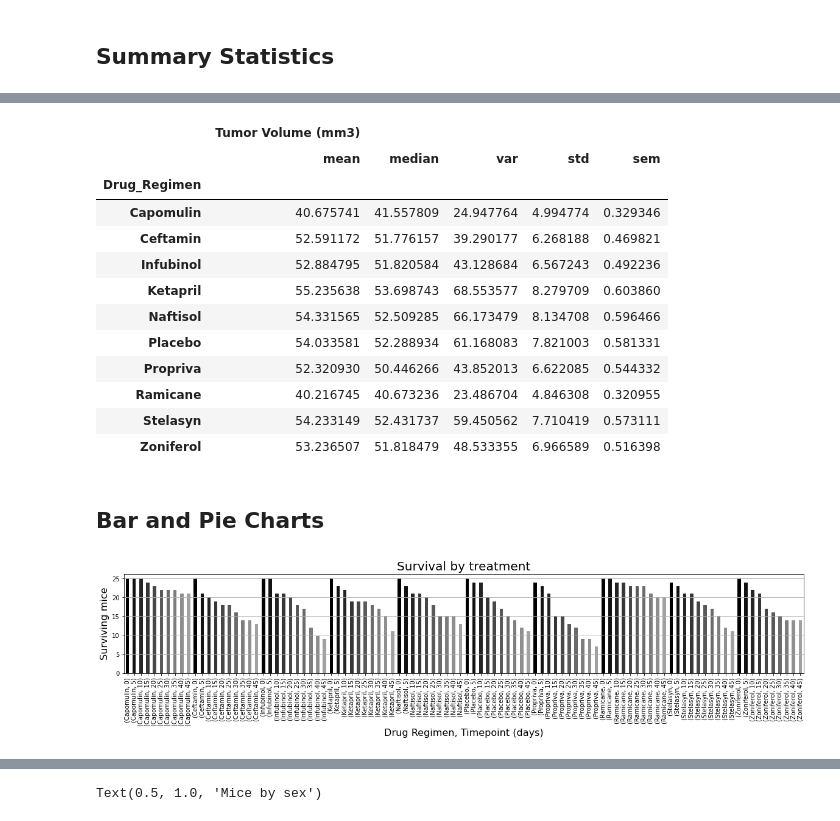
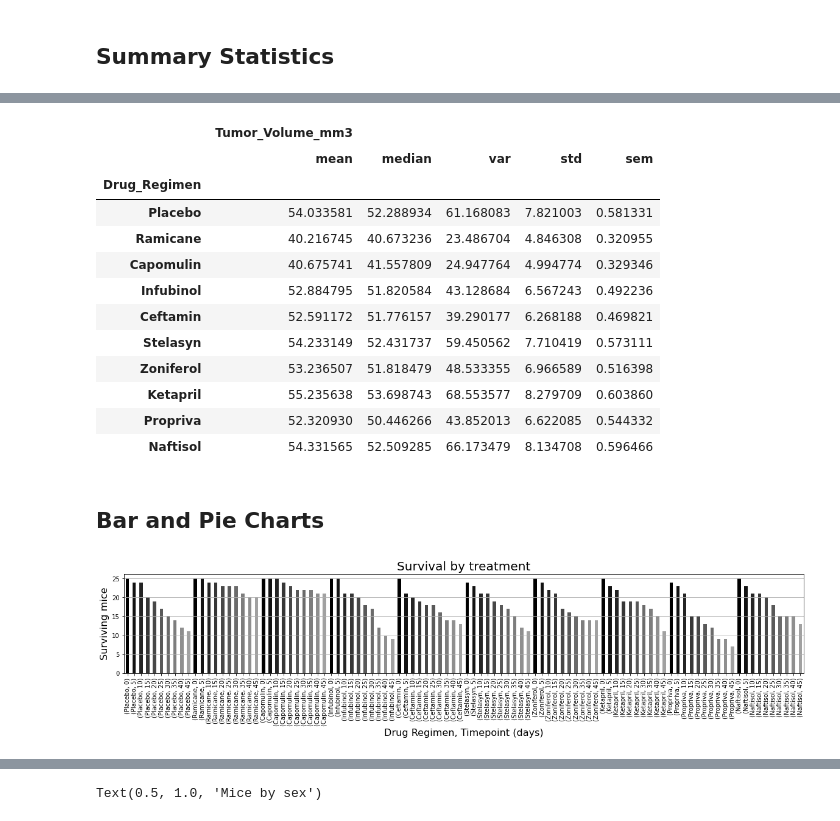
Before and after one commit to bjmacgreg/Pymaceuticals, a Jupyter notebook: pymaceuticals_starter.ipynb, the cells around one changed output, grey strips where cells are left out. Cells and saved outputs as stored; diff of their text form; code cells hidden in the pictures.

```diff
--- a/pymaceuticals_starter.ipynb
+++ b/pymaceuticals_starter.ipynb
@@ -85,7 +85,6 @@ dup
 | 920 | g989 | Propriva | Female | 21 | 26 | 35 | 62.570880 | ... |
 # %%
 # Create a clean DataFrame by dropping the duplicate mouse by its ID.
-mouse_study_clean_df = mouse_study_df[mouse_study_df["Mouse ID"] != "g989"]
-mouse_study_clean_df.rename(columns={"Drug Regimen":"Drug_Regimen"})
+mouse_study_clean_df = mouse_study_df[mouse_study_df["Mouse_ID"] != "g989"]
 mouse_study_clean_df
 # %% [output]
@@ -108,2 +107,17 @@ mouse_study_clean_df["Mouse ID"].nunique()
 # %% [output]
 248
+# %%
+#Put placebo results first
+
+#This seems harder than it should be, but none of the easier-looking suggestions I found did more than put the \
+#treatments in alphabetical order.
+#https://stackoverflow.com/questions/43266211/sort-a-dataframe-based-on-values-of-another-column-using-integer-data-type
+#https://stackoverflow.com/questions/23279238/custom-sorting-with-pandas
+
+drugs = mouse_study_clean_df.Drug_Regimen.unique()
+#drugs
+order = {'Placebo':0,'Ramicane':1, 'Capomulin':2, 'Infubinol':3,  'Ceftamin':4, 'Stelasyn':5, 'Zoniferol':6, 'Ketapril':7, 'Propriva':8, 'Naftisol':9}
+mouse_study_clean_df.loc[:,'rank'] = mouse_study_clean_df['Drug_Regimen'].map(order)
+mouse_study_clean_df = mouse_study_clean_df.iloc[mouse_study_clean_df['rank'].argsort()]
+mouse_study_clean_df = mouse_study_clean_df.drop(labels=['rank'],axis=1)
+mouse_study_clean_df
@@ -152,69 +192,54 @@ mouse_study_stats_df
 # This method produces everything in a single groupby function
 #https://stackoverflow.com/questions/55388610/how-to-calculate-aggregated-summary-statistics-in-pandas-dataframe
 
-mouse_study_clean_df.groupby(["Drug_Regimen"]).agg({"Tumor Volume (mm3)":['mean', 'median', 'var', 'std', 'sem']})
+summary_table = mouse_study_clean_df.groupby(["Drug_Regimen"]).agg({"Tumor_Volume_mm3":['mean', 'median', 'var', 'std', 'sem']})
+#Put placebo results first
+order = pd.Categorical(['Placebo','Ramicane', 'Capomulin', 'Infubinol',  'Ceftamin', 'Stelasyn', 'Zoniferol', 'Ketapril', 'Propriva', 'Naftisol'], ordered=True)
+summary_table = summary_table.reindex(order)
+summary_table
 # %% [output]
-|  | Tumor Volume (mm3) |  |  |  |  |
+|  | Tumor_Volume_mm3 |  |  |  |  |
 |  | mean | median | var | std | sem |
 | Drug_Regimen |  |  |  |  |  |
+| Placebo | 54.033581 | 52.288934 | 61.168083 | 7.821003 | 0.581331 |
+| Ramicane | 40.216745 | 40.673236 | 23.486704 | 4.846308 | 0.320955 |
 | Capomulin | 40.675741 | 41.557809 | 24.947764 | 4.994774 | 0.329346 |
+| Infubinol | 52.884795 | 51.820584 | 43.128684 | 6.567243 | 0.492236 |
 | Ceftamin | 52.591172 | 51.776157 | 39.290177 | 6.268188 | 0.469821 |
-| Infubinol | 52.884795 | 51.820584 | 43.128684 | 6.567243 | 0.492236 |
-| Ketapril | 55.235638 | 53.698743 | 68.553577 | 8.279709 | 0.603860 |
-| Naftisol | 54.331565 | 52.509285 | 66.173479 | 8.134708 | 0.596466 |
-| Placebo | 54.033581 | 52.288934 | 61.168083 | 7.821003 | 0.581331 |
-| Propriva | 52.320930 | 50.446266 | 43.852013 | 6.622085 | 0.544332 |
-| Ramicane | 40.216745 | 40.673236 | 23.486704 | 4.846308 | 0.320955 |
 | Stelasyn | 54.233149 | 52.431737 | 59.450562 | 7.710419 | 0.573111 |
 | Zoniferol | 53.236507 | 51.818479 | 48.533355 | 6.966589 | 0.516398 |
+| Ketapril | 55.235638 | 53.698743 | 68.553577 | 8.279709 | 0.603860 |
+| Propriva | 52.320930 | 50.446266 | 43.852013 | 6.622085 | 0.544332 |
+| Naftisol | 54.331565 | 52.509285 | 66.173479 | 8.134708 | 0.596466 |
 # %% [markdown]
 ## Bar and Pie Charts
 # %%
 #Generate a bar plot using `DataFrame.plot()` that shows  the number of
 #total mice for each treatment regimen throughout the course of the study.
 
 #In real life I would probably go to Illustrator to make a more user-friendly x-axis.
-#Would be nice to somehow separate placebo.
+
+#https://stackoverflow.com/questions/39275294/sort-by-certain-order-situation-pandas-dataframe-groupby
+
+#Put placebo results first
+ordered_drugs = ['Placebo','Ramicane', 'Capomulin', 'Infubinol',  'Ceftamin', 'Stelasyn', 'Zoniferol', 'Ketapril', 'Propriva', 'Naftisol']
+order = pd.api.types.CategoricalDtype(categories=ordered_drugs, ordered=True)
+mouse_study_clean_df['Drug_Regimen'] = mouse_study_clean_df['Drug_Regimen'].astype(order)
 
 drug_group = mouse_study_clean_df.groupby(['Drug_Regimen', 'Timepoint'])
-count_mice = drug_group['Mouse ID'].count()
-#count_mice_df = count_mice.to_frame()
+
+count_mice = drug_group['Mouse_ID'].count()
+
 my_colors = list(islice(cycle(['0', '.07', '0.14', '0.21', '0.28', '0.35', '0.42', '0.49', '0.56', '0.63']), None, len(drug_group)))
 
 ax=count_mice.plot(kind="bar", figsize=(20,3), legend=False, title="Survival by treatment", color=my_colors)
 
 ax.set_ylabel("Surviving mice", size=16)
 ax.set_xlabel("Drug Regimen, Timepoint (days)", size=16)
 ax.set_title("Survival by treatment", size=20)
 ax.grid(axis='y')
-
-#https://stackoverflow.com/questions/43545879/bar-chart-with-multiple-labels
-#ax = plt.gca()
-#pos = []
-#for bar in ax.patches:
-#    pos.append(bar.get_x()+bar.get_width()/2.)
-#ax.set_xticks(pos,minor=True)
-#lab = []
-#for i in range(len(pos)):
-#    l = count_mice_df.columns.values[i//len(count_mice_df.index.values)]
-#    lab.append(l)
-
-#ax.set_xticklabels(lab,minor=True)
-#ax.tick_params(axis='x', which='major')
-#plt.setp(ax.get_xticklabels(), rotation=90)
-
-
-#drug_group['idx'] = drug_group.groupby("Drug Regimen").cumcount()
-#drug_group.set_index(["Drug Regimen", 'idx'], inplace=True)
-#drug_group.unstack().plot.bar(legend=False, color='xkcd:grassy green', title='TITLE')
-
-
-#https://stackoverflow.com/questions/53734646/group-dataframe-column-graph-based-on-common-x-axis-values
-#df['idx'] = df.groupby('year').cumcount()
-#df.set_index(['year', 'idx'], inplace=True)
-#df.unstack().plot.bar(legend=False, color='xkcd:grassy green', title='TITLE')
 # %% [output]
-[figure, old version]
+[figure, new version]
 # %%
 #Generate a bar plot using Matplotlib's `pyplot`.
 
```
Also changed, not shown: parts of 16 cells of this notebook, 1 other file.
